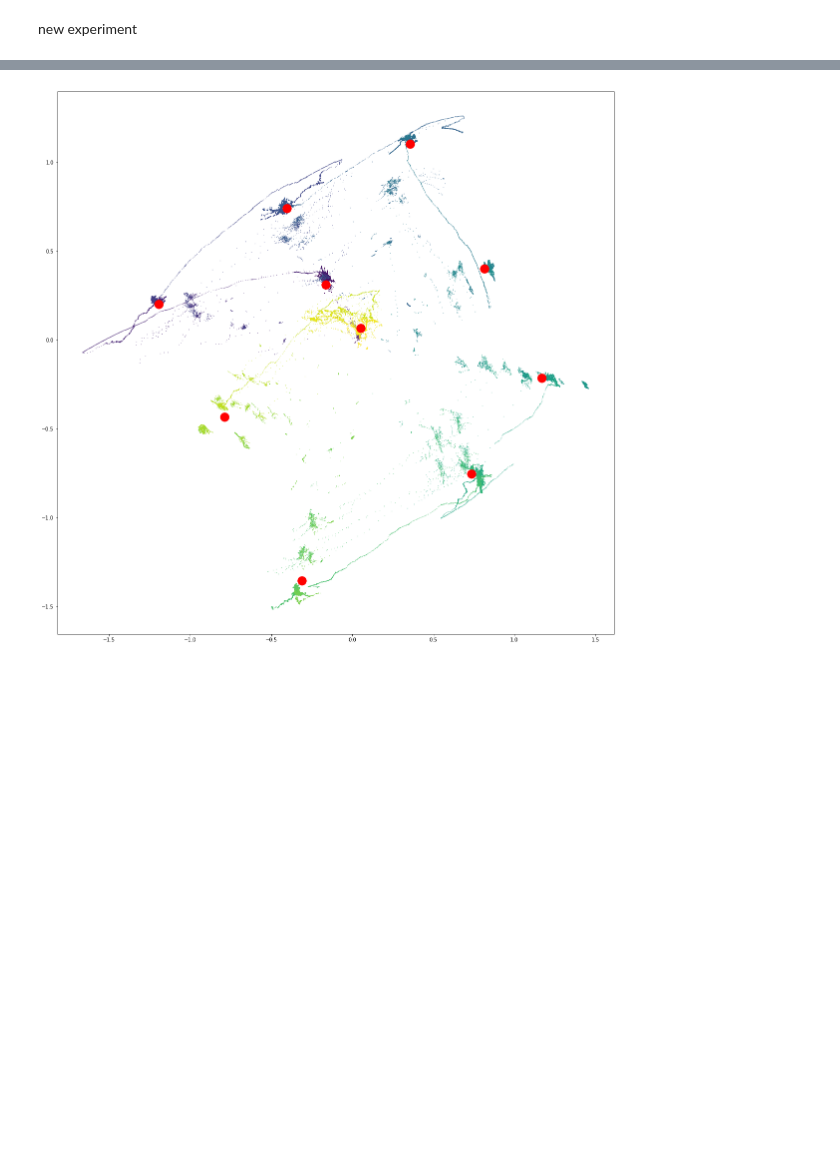
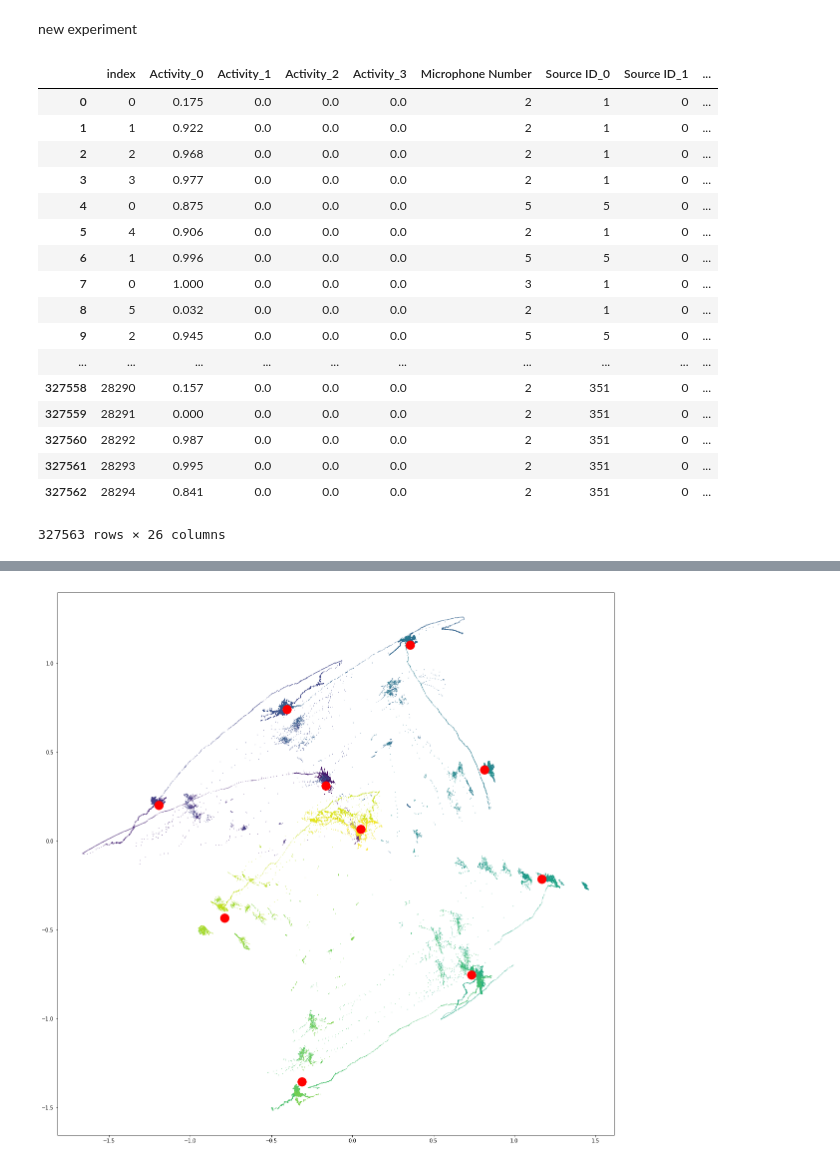
Before and after one commit to ArdelAlegre1/SoundMapping, a Jupyter notebook: Analysis/notebooks/ArdelRoomMap.ipynb, the cells around one changed output, grey strips where cells are left out. Cells and saved outputs as stored; diff of their text form; code cells hidden in the pictures; blank space fills up the shorter version.

```diff
--- a/Analysis/notebooks/ArdelRoomMap.ipynb
+++ b/Analysis/notebooks/ArdelRoomMap.ipynb
@@ -829,3 +885,24 @@ Microphone 4 is active 1502775 out of 1680327 times. 0.8943348526804604%
 Microphone 5 is active 827782 out of 1680327 times. 0.49263149375091875%
 # %% [markdown]
 new experiment
+# %%
+df2
+# %% [output]
+|  | index | Activity_0 | Activity_1 | Activity_2 | Activity_3 | Microphone Number | Source ID_0 | Source ID_1 | ... |
+| 0 | 0 | 0.175 | 0.0 | 0.0 | 0.0 | 2 | 1 | 0 | ... |
+| 1 | 1 | 0.922 | 0.0 | 0.0 | 0.0 | 2 | 1 | 0 | ... |
+| 2 | 2 | 0.968 | 0.0 | 0.0 | 0.0 | 2 | 1 | 0 | ... |
+| 3 | 3 | 0.977 | 0.0 | 0.0 | 0.0 | 2 | 1 | 0 | ... |
+| 4 | 0 | 0.875 | 0.0 | 0.0 | 0.0 | 5 | 5 | 0 | ... |
+| 5 | 4 | 0.906 | 0.0 | 0.0 | 0.0 | 2 | 1 | 0 | ... |
+| 6 | 1 | 0.996 | 0.0 | 0.0 | 0.0 | 5 | 5 | 0 | ... |
+| 7 | 0 | 1.000 | 0.0 | 0.0 | 0.0 | 3 | 1 | 0 | ... |
+| 8 | 5 | 0.032 | 0.0 | 0.0 | 0.0 | 2 | 1 | 0 | ... |
+| 9 | 2 | 0.945 | 0.0 | 0.0 | 0.0 | 5 | 5 | 0 | ... |
+| ... | ... | ... | ... | ... | ... | ... | ... | ... | ... |
+| 327558 | 28290 | 0.157 | 0.0 | 0.0 | 0.0 | 2 | 351 | 0 | ... |
+| 327559 | 28291 | 0.000 | 0.0 | 0.0 | 0.0 | 2 | 351 | 0 | ... |
+| 327560 | 28292 | 0.987 | 0.0 | 0.0 | 0.0 | 2 | 351 | 0 | ... |
+| 327561 | 28293 | 0.995 | 0.0 | 0.0 | 0.0 | 2 | 351 | 0 | ... |
+| 327562 | 28294 | 0.841 | 0.0 | 0.0 | 0.0 | 2 | 351 | 0 | ... |
+327563 rows × 26 columns
```
Also changed, not shown: parts of 18 cells of this notebook.
